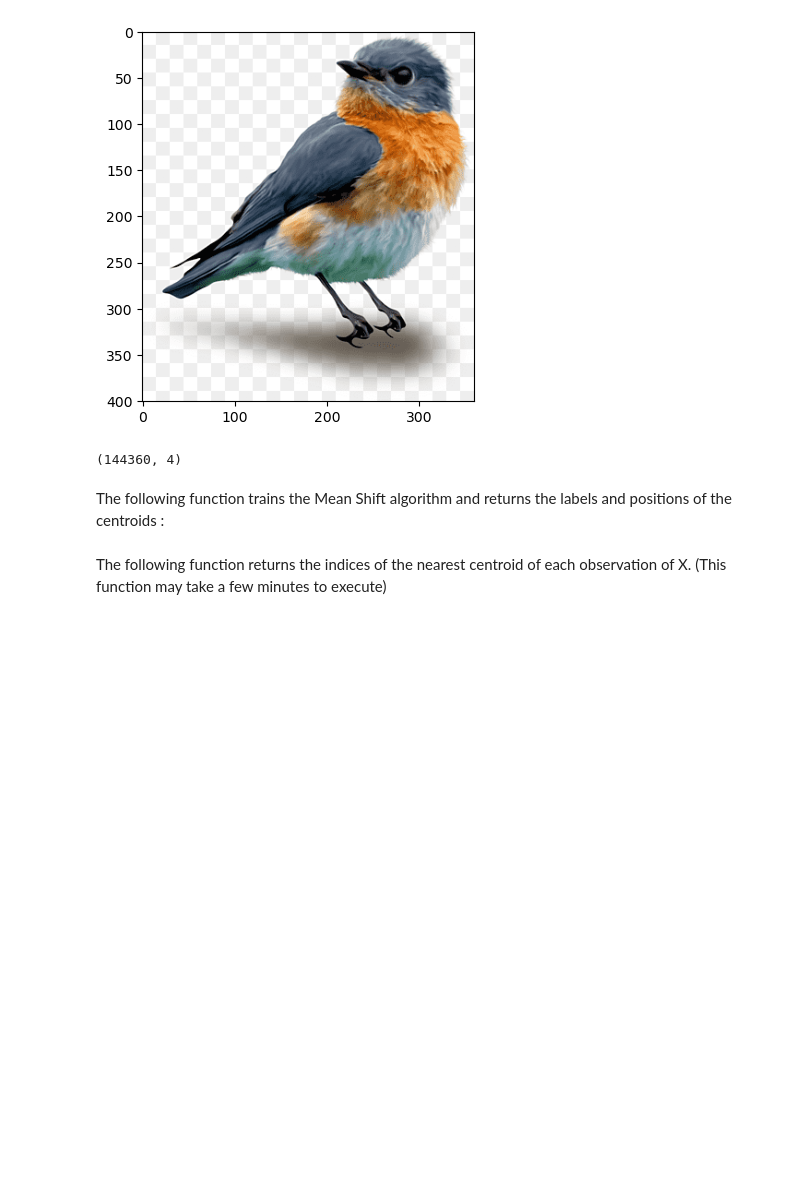
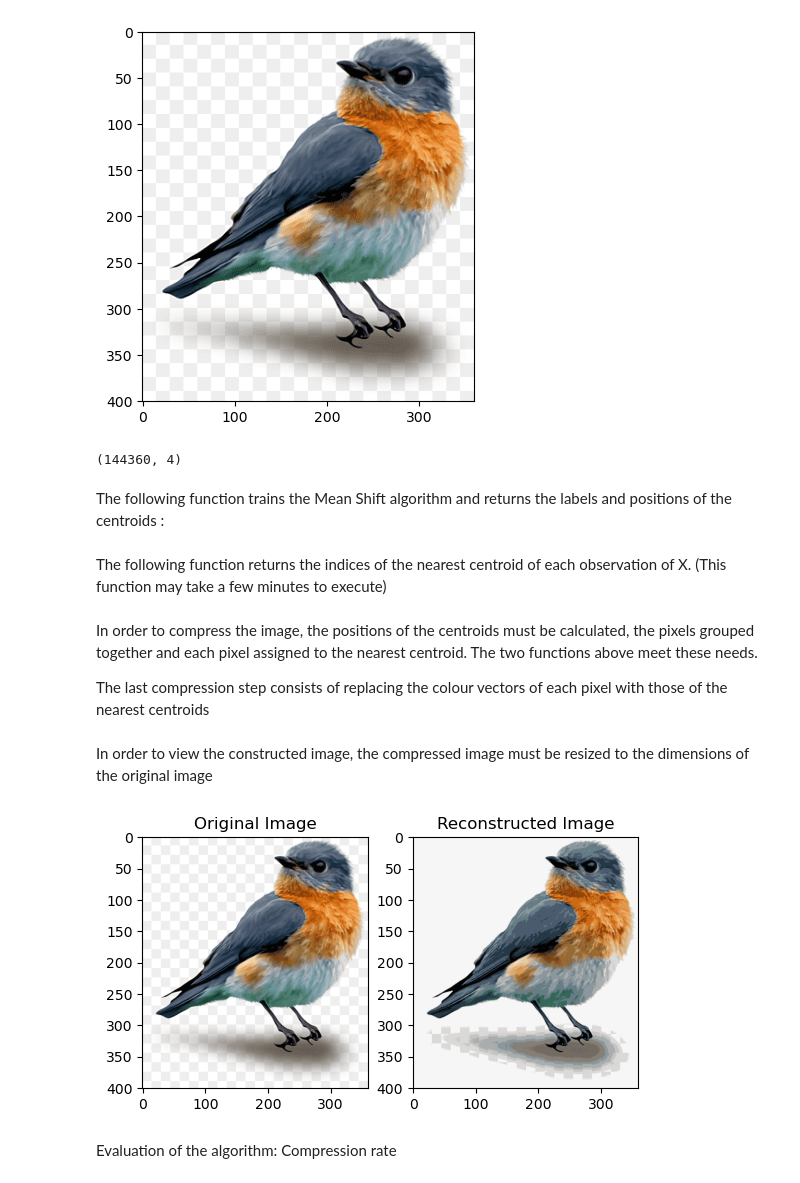
Before and after one commit to aminchk/Clustering-models, a Jupyter notebook: clustering models.ipynb, the cells around one changed output. Cells and saved outputs as stored; diff of their text form; code cells hidden in the pictures; blank space fills up the shorter version.

```diff
--- a/clustering models.ipynb
+++ b/clustering models.ipynb
@@ -252,3 +252,55 @@ def get_clusters_centroids(X, quantile, n_samples) :
     return cluster.cluster_centers_, cluster.labels_
 # %% [markdown]
 The following function returns the indices of the nearest centroid of each observation of X. (This function may take a few minutes to execute)
+# %%
+def findClosestCentroids(X, centroids) :
+
+    idx = []
+    K = np.size(centroids, axis=0)
+
+    for i in range(0, np.size(X, axis=0)) :
+
+        norm_val = []
+
+        for j in range(0, K) :
+
+            a = ((X[i] - centroids[j])**2).sum()
+            norm_val.append(a)
+
+        I = norm_val.index(min(norm_val))
+        idx.append(I)
+
+    return idx
+# %% [markdown]
+In order to compress the image, the positions of the centroids must be calculated, the pixels grouped together and each pixel assigned to the nearest centroid.
+The two functions above meet these needs.
+
+The last compression step consists of replacing the colour vectors of each pixel with those of the nearest centroids
+# %%
+# Calculation of labels and centroid positions
+centroids, labels = get_clusters_centroids(X, 0.1, 300)
+
+# Calculation of the indices of the nearest centroid at each element of X
+idx = findClosestCentroids(X, centroids)
+
+# Image compression
+X_recovered = centroids[idx]
+# %% [markdown]
+In order to view the constructed image, the compressed image must be resized to the dimensions of the original image
+# %%
+# Resizing the X-matrix
+X_recovered = X_recovered.reshape(img.shape[0], img.shape[1], img.shape[2])
+
+# Display of the original and reconstructed images
+plt.figure()
+plt.subplot(121)
+plt.imshow(img)
+plt.title('Original Image')
+plt.subplot(122)
+plt.imshow(X_recovered)
+plt.title('Reconstructed Image')
+plt.show()
+# %% [output]
+[figure, added]
+# %% [markdown]
+Evaluation of the algorithm: Compression rate
```
Also changed, not shown: parts of 1 cell of this notebook, 2 other files.
